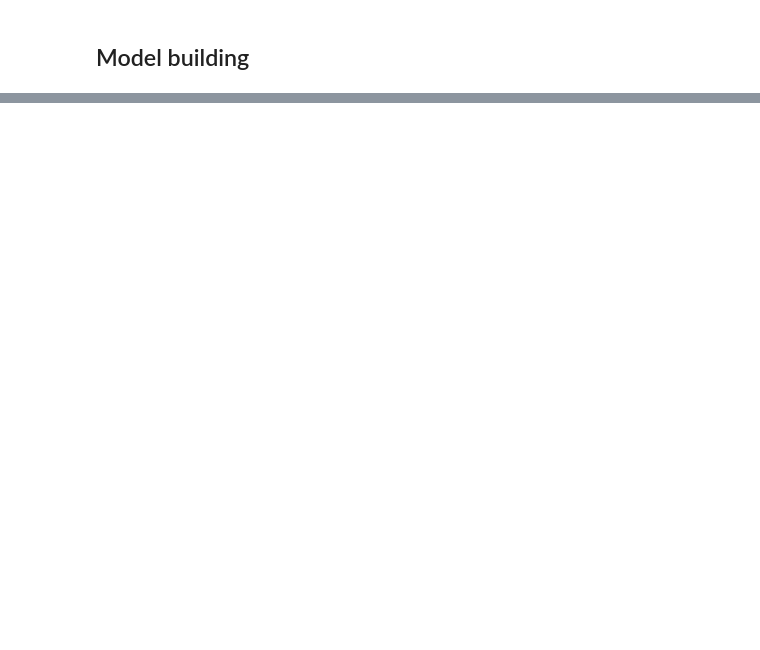
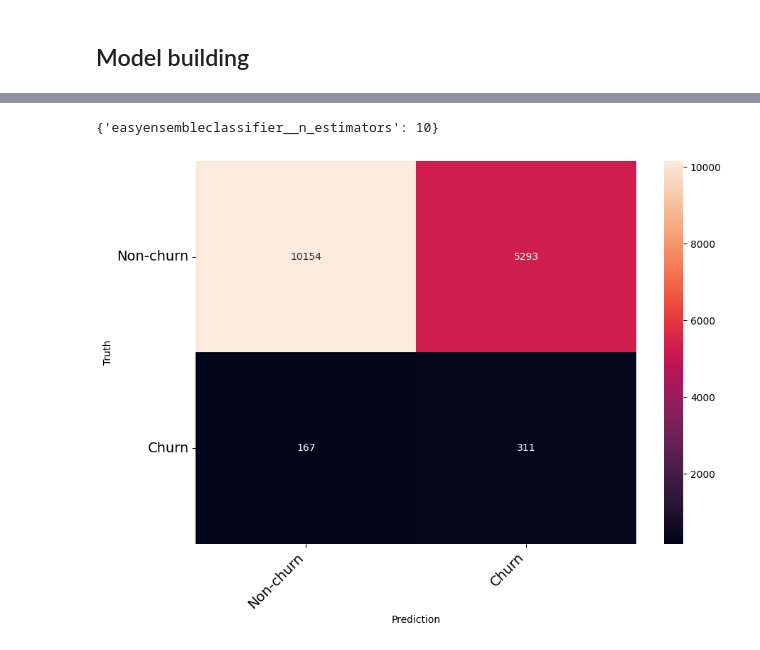
Before and after one commit to Gml717/Advanced-Analytics, a Jupyter notebook: Assignment1/Churn model.ipynb, the cells around one changed output, grey strips where cells are left out. Saved outputs shown, nothing was run; the diff lists cells and outputs as text; code cells hidden in the pictures; blank space fills up the shorter version.

```diff
--- a/Assignment1/Churn model.ipynb
+++ b/Assignment1/Churn model.ipynb
@@ -532,7 +556,4 @@ grid = {
   'easyensembleclassifier__n_estimators':[10,15,20,30,40,50,100,200],
   }
 
-clf=GridSearchCV(easy,param_grid=grid,cv=cv,n_jobs=-1,scoring='f1_macro')
-# clf.fit(X_train,y_train)
-clf.fit(X_train,y_train)
-clf.best_params_
+clf_easy=GridSearchCV(easy,param_grid=grid,cv=cv,n_jobs=-1,scoring='f1_macro')
@@ -558,9 +559,0 @@ GridSearchCV(cv=KFold(n_splits=5, random_state=None, shuffle=False),
-# %%
-easy= make_pipeline(RemoveMissinVvalueCol(0.8),preprocessor
-                      ,EasyEnsembleClassifier(random_state=99,n_jobs=-1))
-
-easy.fit(X_train,y_train)
-y_pred=easy.predict(X_test)
-print(confusion_matrix(y_test,y_pred))
-# print(accuracy_score(y_test,y_pred))
-print(classification_report(y_test,y_pred))
@@ -599,0 +560,2 @@ print(metrics.auc(fpr, tpr))
+# %%
+clf_easy.fit(X_train,y_train)
@@ -599,0 +580,11 @@ print(metrics.auc(fpr, tpr))
+# %%
+clf_easy.best_params_
+# %% [output]
+{'easyensembleclassifier__n_estimators': 10}
+# %%
+pred_easy=clf_easy.predict(X_test)
+# %%
+cm = confusion_matrix(y_test,pred_easy)
+print_confusion_matrix(cm,["Non-churn","Churn"])
+# %% [output]
+[figure, added]
```
Also changed, not shown: parts of 59 cells of this notebook, 1 other file.
